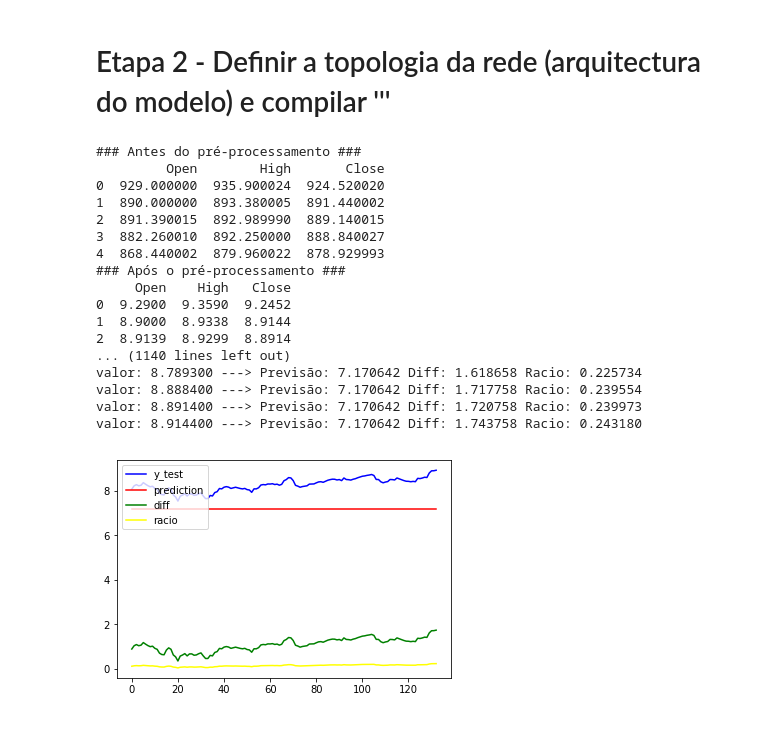
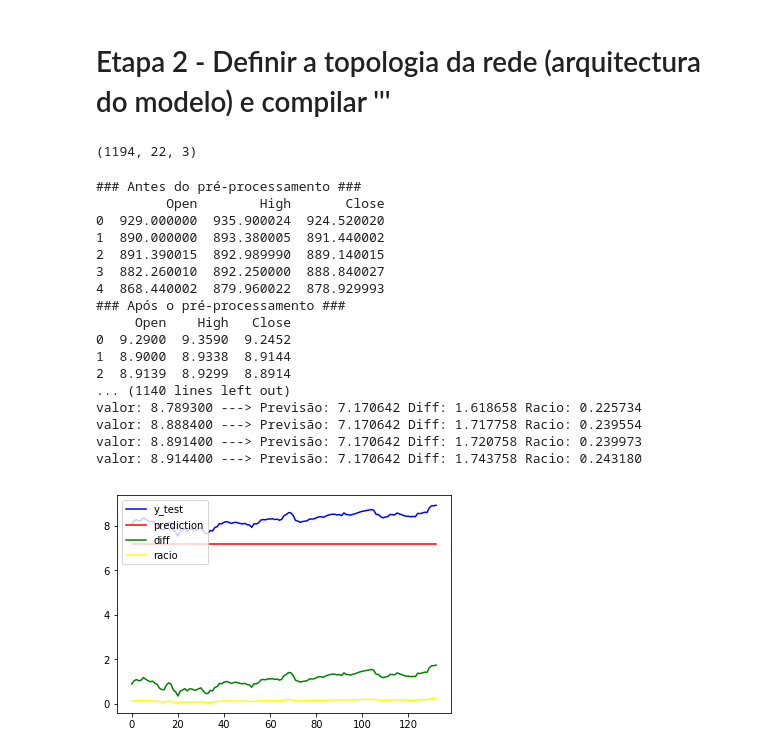
Before and after one commit to marceloqueiros/LSTM-sales-prediction, a Jupyter notebook: aula5LSTM.ipynb, the cells around one changed output. Saved outputs shown, nothing was run; the diff lists cells and outputs as text; code cells hidden in the pictures.

Commit message:
model and training code

```diff
--- a/aula5LSTM.ipynb
+++ b/aula5LSTM.ipynb
@@ -132,29 +132,59 @@ def LSTM_utilizando_GOOGL_data():
     MSE- (Mean square error), RMSE- (root mean square error) –
     o significado de RMSE depende do range da label. para o mesmo range menor é melhor.
     '''
-# %%
-if __name__ == '__main__':
-    visualize_GOOGL()
-    LSTM_utilizando_GOOGL_data()
-# %% [output]
-### Antes do pré-processamento ###
-         Open        High       Close
-0  929.000000  935.900024  924.520020
-1  890.000000  893.380005  891.440002
-2  891.390015  892.989990  889.140015
-3  882.260010  892.250000  888.840027
-4  868.440002  879.960022  878.929993
-### Após o pré-processamento ###
-     Open    High   Close
-0  9.2900  9.3590  9.2452
-1  8.9000  8.9338  8.9144
-2  8.9139  8.9299  8.8914
-... (1140 lines left out)
-valor: 8.789300 ---> Previsão: 7.170642 Diff: 1.618658 Racio: 0.225734
-valor: 8.888400 ---> Previsão: 7.170642 Diff: 1.717758 Racio: 0.239554
-valor: 8.891400 ---> Previsão: 7.170642 Diff: 1.720758 Racio: 0.239973
-valor: 8.914400 ---> Previsão: 7.170642 Diff: 1.743758 Racio: 0.243180
-[figure, removed]
+# %%
+X_train.shape
+# %% [output]
+(1194, 22, 3)
+# %%
+if __name__ == '__main__':
+    visualize_GOOGL()
+    df = load_GOOGL_stock_dataset()
+    df = pre_processar_GOOGL_stock_dataset(df)
+    print("df", df.shape)
+    janela = 22 #tamanho da Janela deslizante
+    X_train, y_train, X_test, y_test = load_data(df[::-1], janela)# o df[::-1] é o df por ordem inversa
+    print("X_train", X_train.shape)
+    print("y_train", y_train.shape)
+    print("X_test", X_test.shape)
+    print("y_test", y_test.shape)
+    #model = build_model(janela)
+    model = build_model2(janela)
+    #model.fit(X_train, y_train, batch_size=512, epochs=500, validation_split=0.1, verbose=1)
+    model.fit(X_train, y_train, batch_size=512, epochs=500, validation_split=0.1, verbose=1)
+    #print_model(model,"lstm_model.png")
+    trainScore = model.evaluate(X_train, y_train, verbose=0)
+    print('Train Score: %.2f MSE (%.2f RMSE)' % (trainScore[0], math.sqrt(trainScore[0])))
+    testScore = model.evaluate(X_test, y_test, verbose=0)
+    print('Test Score: %.2f MSE (%.2f RMSE)' % (testScore[0], math.sqrt(testScore[0])))
+    print(model.metrics_names)
+    p = model.predict(X_test)
+    predic = np.squeeze(np.asarray(p)) #para transformar uma matriz de uma coluna e n linhas em
+    #um np array de n elementos
+    print_series_prediction(y_test,predic)
+    '''
+    MSE- (Mean square error), RMSE- (root mean square error) –
+    o significado de RMSE depende do range da label. para o mesmo range menor é melhor.
+    '''
+# %% [output]
+### Antes do pré-processamento ###
+         Open        High       Close
+0  929.000000  935.900024  924.520020
+1  890.000000  893.380005  891.440002
+2  891.390015  892.989990  889.140015
+3  882.260010  892.250000  888.840027
+4  868.440002  879.960022  878.929993
+### Após o pré-processamento ###
+     Open    High   Close
+0  9.2900  9.3590  9.2452
+1  8.9000  8.9338  8.9144
+2  8.9139  8.9299  8.8914
+... (1140 lines left out)
+valor: 8.789300 ---> Previsão: 7.170642 Diff: 1.618658 Racio: 0.225734
+valor: 8.888400 ---> Previsão: 7.170642 Diff: 1.717758 Racio: 0.239554
+valor: 8.891400 ---> Previsão: 7.170642 Diff: 1.720758 Racio: 0.239973
+valor: 8.914400 ---> Previsão: 7.170642 Diff: 1.743758 Racio: 0.243180
+[figure, added]
 # %%
 print(model.summary())
 # %% [output]
```
Also changed, not shown: parts of 1 cell of this notebook, 1 other file.
